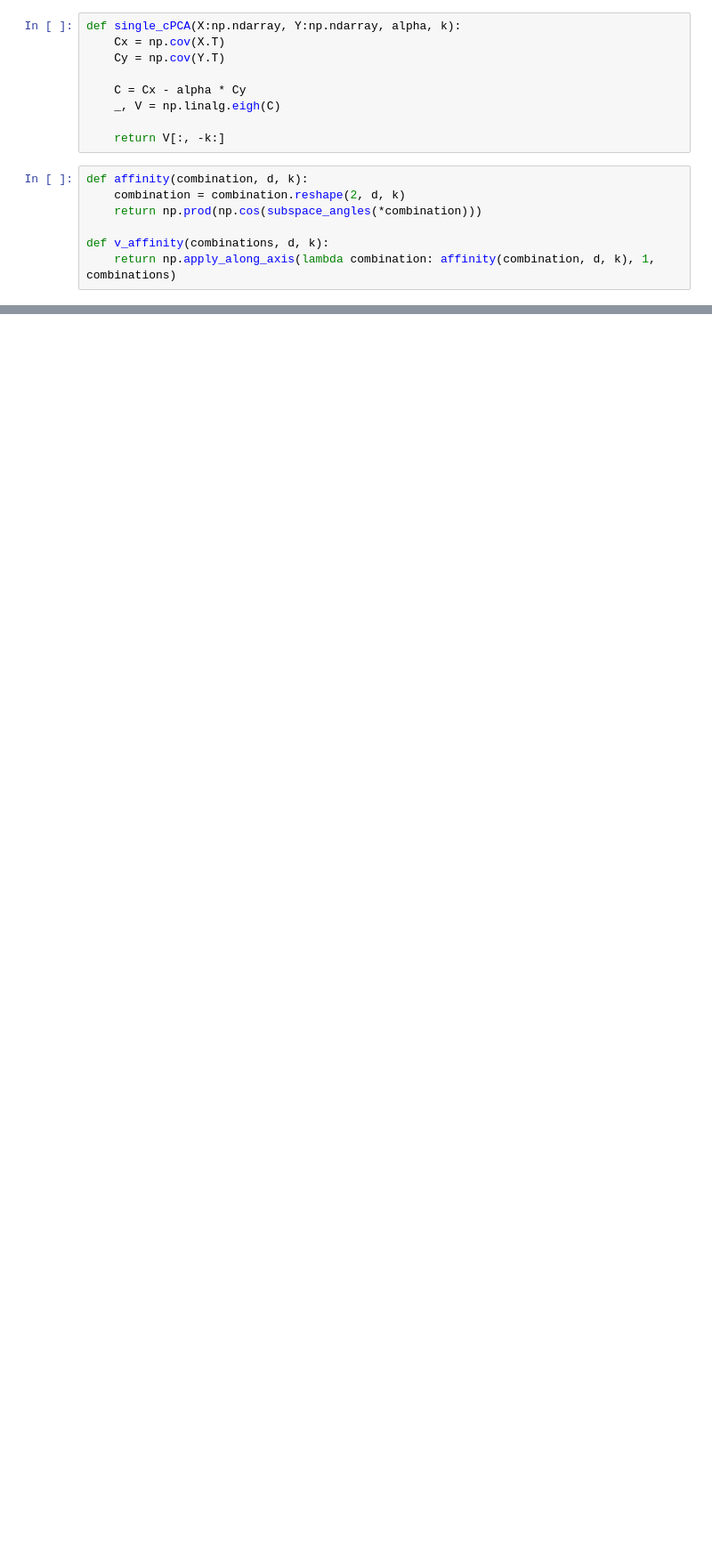
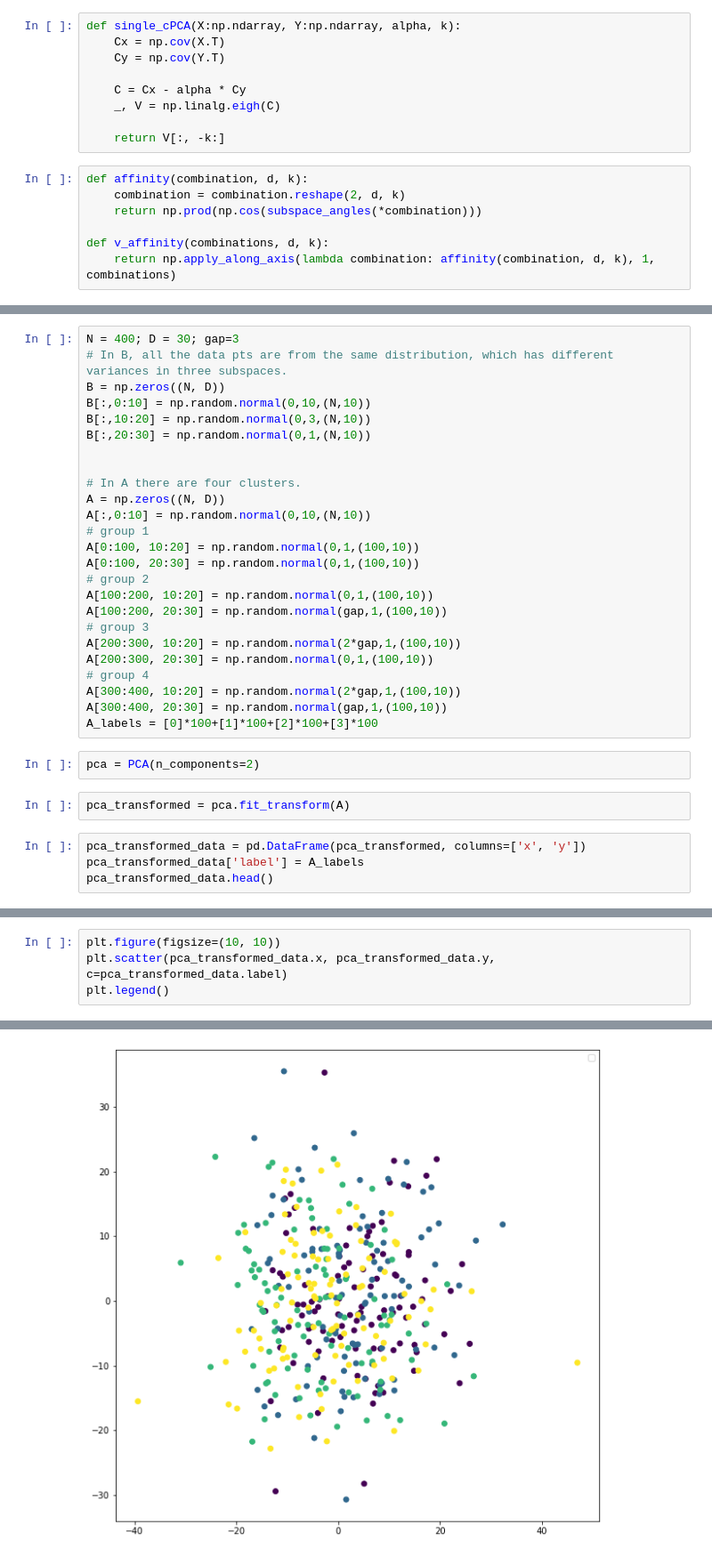
Before and after one commit to ahmadsalimi/DeepLearningIntro, a Jupyter notebook: cPCA/cPCA.ipynb, the cells around one changed output, grey strips where cells are left out. Shown: that part at 89% size. Cells and saved outputs as stored; diff of their text form; blank space fills up the shorter version.

```diff
--- a/cPCA/cPCA.ipynb
+++ b/cPCA/cPCA.ipynb
@@ -316,0 +94,33 @@ sum(transformed_data.label == '0')
+# %%
+N = 400; D = 30; gap=3
+# In B, all the data pts are from the same distribution, which has different variances in three subspaces.
+B = np.zeros((N, D))
+B[:,0:10] = np.random.normal(0,10,(N,10))
+B[:,10:20] = np.random.normal(0,3,(N,10))
+B[:,20:30] = np.random.normal(0,1,(N,10))
+
+
+# In A there are four clusters.
+A = np.zeros((N, D))
+A[:,0:10] = np.random.normal(0,10,(N,10))
+# group 1
+A[0:100, 10:20] = np.random.normal(0,1,(100,10))
+A[0:100, 20:30] = np.random.normal(0,1,(100,10))
+# group 2
+A[100:200, 10:20] = np.random.normal(0,1,(100,10))
+A[100:200, 20:30] = np.random.normal(gap,1,(100,10))
+# group 3
+A[200:300, 10:20] = np.random.normal(2*gap,1,(100,10))
+A[200:300, 20:30] = np.random.normal(0,1,(100,10))
+# group 4
+A[300:400, 10:20] = np.random.normal(2*gap,1,(100,10))
+A[300:400, 20:30] = np.random.normal(gap,1,(100,10))
+A_labels = [0]*100+[1]*100+[2]*100+[3]*100
+# %%
+pca = PCA(n_components=2)
+# %%
+pca_transformed = pca.fit_transform(A)
+# %%
+pca_transformed_data = pd.DataFrame(pca_transformed, columns=['x', 'y'])
+pca_transformed_data['label'] = A_labels
+pca_transformed_data.head()
@@ -316,0 +134,5 @@ sum(transformed_data.label == '0')
+# %%
+plt.figure(figsize=(10, 10))
+plt.scatter(pca_transformed_data.x, pca_transformed_data.y, c=pca_transformed_data.label)
+plt.legend()
+# %% [output]
@@ -316,0 +141 @@ sum(transformed_data.label == '0')
+[figure, added]
```
Also changed, not shown: parts of 55 cells of this notebook.
